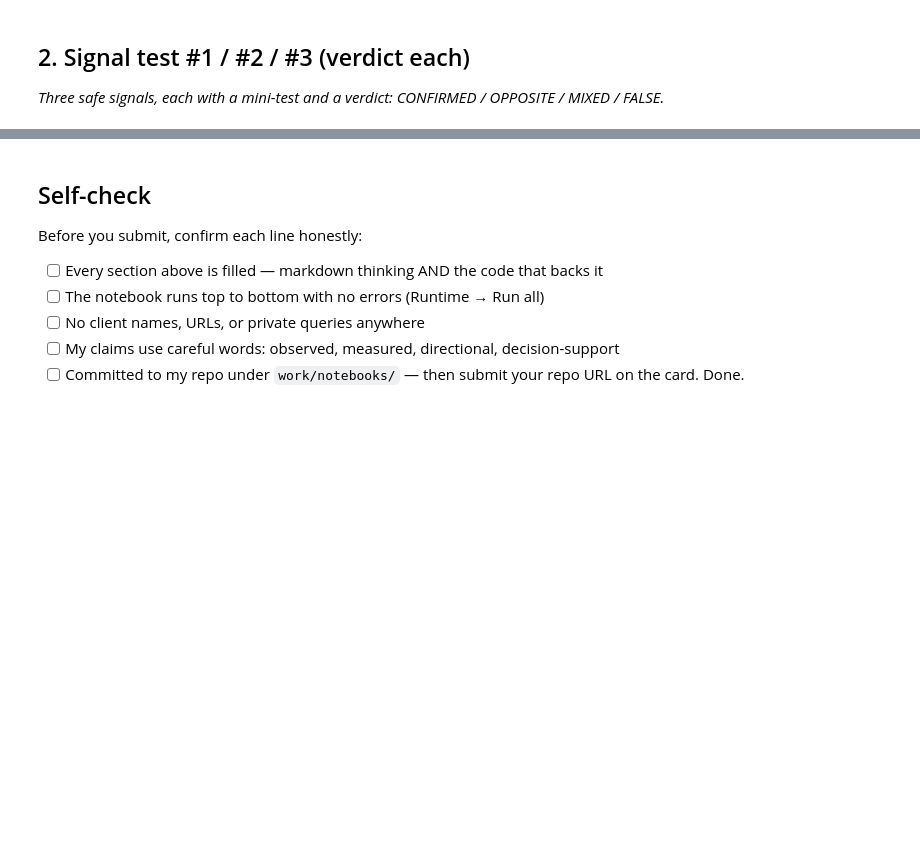
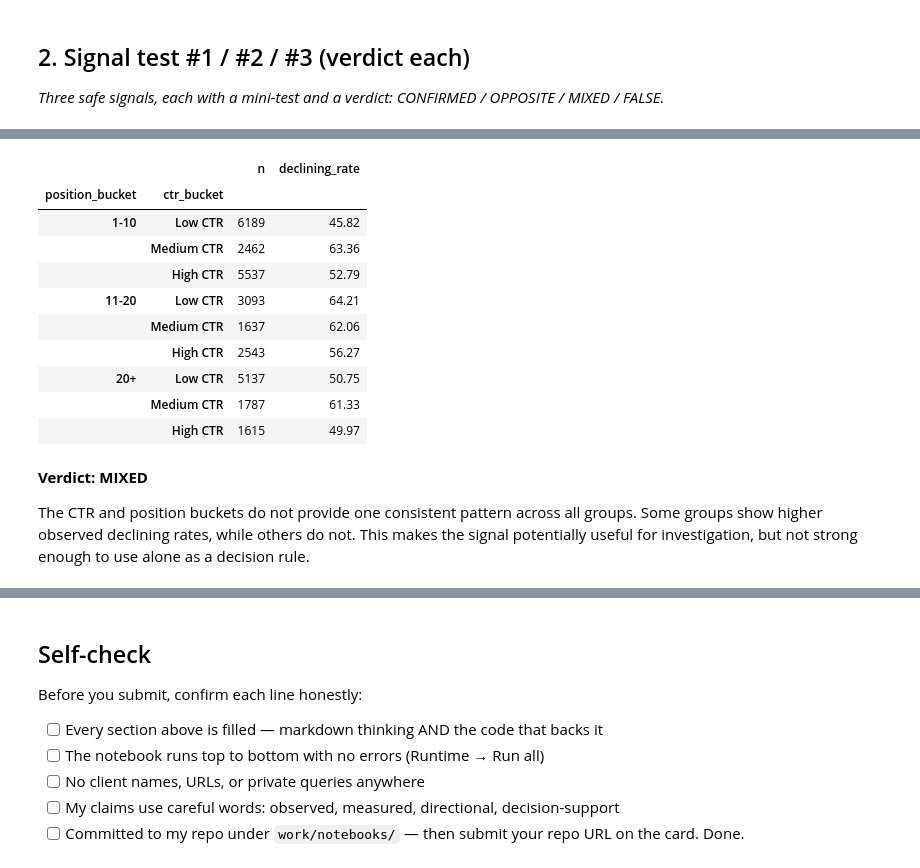
Before and after one commit to MotazSameh/flyrank-ml-internship, a Jupyter notebook: work/notebooks/w04_signal_audit.ipynb, the cells around one changed output, grey strips where cells are left out. Saved outputs shown, nothing was run; the diff lists cells and outputs as text; code cells hidden in the pictures; blank space fills up the shorter version.

```diff
--- a/work/notebooks/w04_signal_audit.ipynb
+++ b/work/notebooks/w04_signal_audit.ipynb
@@ -33,0 +200,52 @@ This skeleton is yours to fill. Work the sections **in order** — each one has
+# %%
+# ============================================================
+# Signal Test #3 — CTR + Position
+# ============================================================
+
+# Keep the test simple and interpretable.
+# Lower position values mean better average ranking.
+
+df["position_bucket"] = pd.cut(
+    df["avg_position"],
+    bins=[-np.inf, 10, 20, np.inf],
+    labels=["1-10", "11-20", "20+"]
+)
+
+df["ctr_bucket"] = pd.cut(
+    df["ctr"],
+    bins=[-np.inf, 0.05, 0.20, np.inf],
+    labels=["Low CTR", "Medium CTR", "High CTR"]
+)
+
+ctr_position_test = (
+    df.groupby(
+        ["position_bucket", "ctr_bucket"],
+        observed=False
+    )
+    .agg(
+        n=("is_declining", "size"),
+        declining_rate=("is_declining", "mean")
+    )
+)
+
+ctr_position_test["declining_rate"] = (
+    ctr_position_test["declining_rate"] * 100
+).round(2)
+
+display(ctr_position_test)
+# %% [output]
+|  |  | n | declining_rate |
+| position_bucket | ctr_bucket |  |  |
+| 1-10 | Low CTR | 6189 | 45.82 |
+|  | Medium CTR | 2462 | 63.36 |
+|  | High CTR | 5537 | 52.79 |
+| 11-20 | Low CTR | 3093 | 64.21 |
+|  | Medium CTR | 1637 | 62.06 |
+|  | High CTR | 2543 | 56.27 |
+| 20+ | Low CTR | 5137 | 50.75 |
+|  | Medium CTR | 1787 | 61.33 |
+|  | High CTR | 1615 | 49.97 |
+# %% [markdown]
+**Verdict: MIXED**
+
+The CTR and position buckets do not provide one consistent pattern across all groups. Some groups show higher observed declining rates, while others do not. This makes the signal potentially useful for investigation, but not strong enough to use alone as a decision rule.
```
Also changed, not shown: parts of 23 cells of this notebook.
